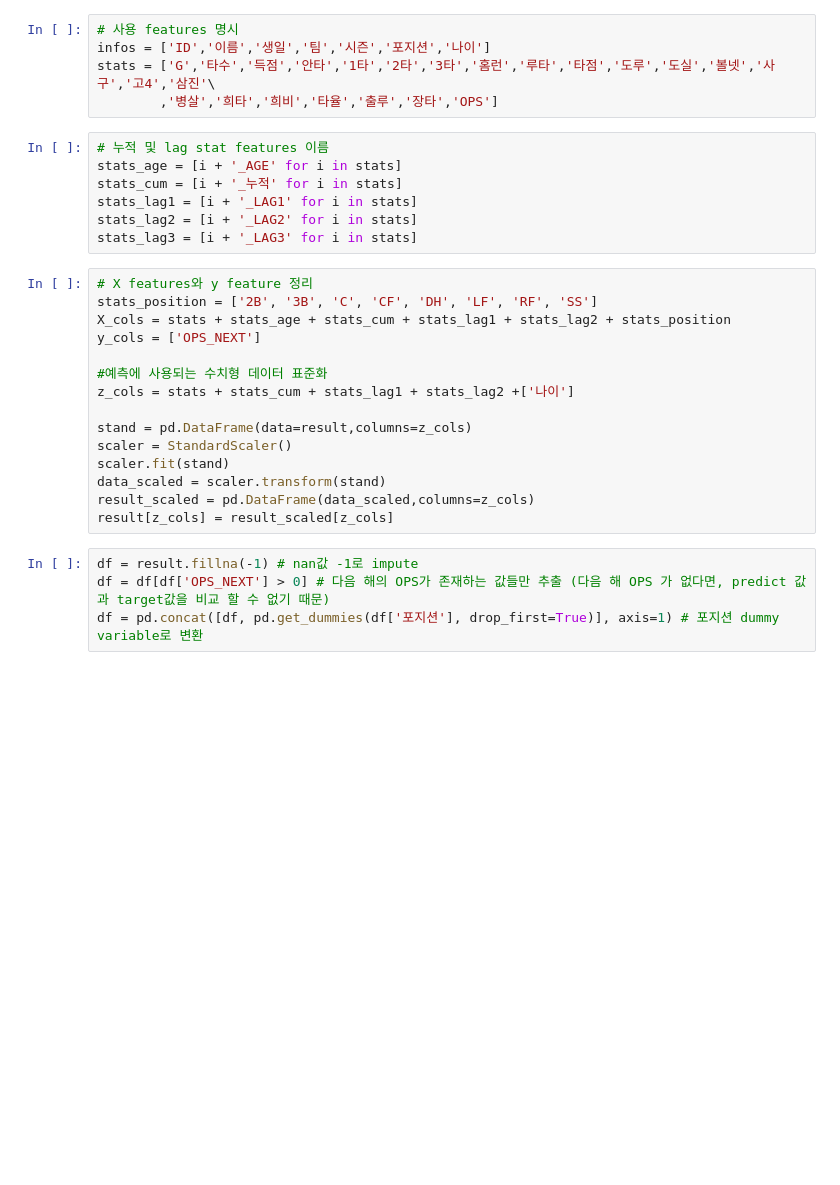
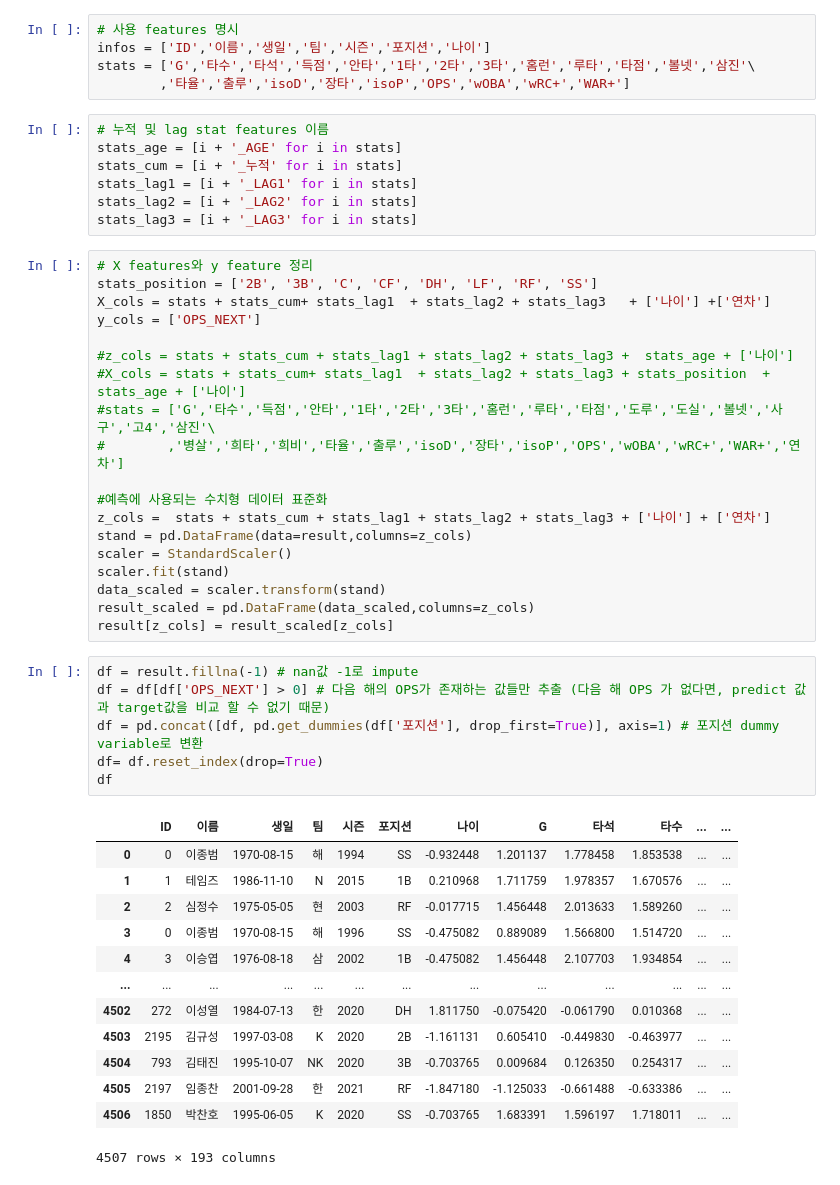
Before and after one commit to gmb408/OSSP-KBO-prediction, a Jupyter notebook: Model_Building.ipynb, the cells around one changed output. Cells and saved outputs as stored; diff of their text form; blank space fills up the shorter version.

```diff
--- a/Model_Building.ipynb
+++ b/Model_Building.ipynb
@@ -29,8 +29,8 @@ result = pd.read_csv("/content/statiz_Final.csv", index_col=0)
 # %%
 # 사용 features 명시
 infos = ['ID','이름','생일','팀','시즌','포지션','나이']
-stats = ['G','타수','득점','안타','1타','2타','3타','홈런','루타','타점','도루','도실','볼넷','사구','고4','삼진'\
-        ,'병살','희타','희비','타율','출루','장타','OPS']
+stats = ['G','타수','타석','득점','안타','1타','2타','3타','홈런','루타','타점','볼넷','삼진'\
+        ,'타율','출루','isoD','장타','isoP','OPS','wOBA','wRC+','WAR+']
 # %%
 # 누적 및 lag stat features 이름
 stats_age = [i + '_AGE' for i in stats]
@@ -41,12 +41,16 @@ stats_lag3 = [i + '_LAG3' for i in stats]
 # %%
 # X features와 y feature 정리
 stats_position = ['2B', '3B', 'C', 'CF', 'DH', 'LF', 'RF', 'SS']
-X_cols = stats + stats_age + stats_cum + stats_lag1 + stats_lag2 + stats_position
+X_cols = stats + stats_cum+ stats_lag1  + stats_lag2 + stats_lag3   + ['나이'] +['연차']
 y_cols = ['OPS_NEXT']
 
+#z_cols = stats + stats_cum + stats_lag1 + stats_lag2 + stats_lag3 +  stats_age + ['나이']
+#X_cols = stats + stats_cum+ stats_lag1  + stats_lag2 + stats_lag3 + stats_position  + stats_age + ['나이']
+#stats = ['G','타수','득점','안타','1타','2타','3타','홈런','루타','타점','도루','도실','볼넷','사구','고4','삼진'\
+#        ,'병살','희타','희비','타율','출루','isoD','장타','isoP','OPS','wOBA','wRC+','WAR+','연차']
+
 #예측에 사용되는 수치형 데이터 표준화
-z_cols = stats + stats_cum + stats_lag1 + stats_lag2 +['나이']
-
+z_cols =  stats + stats_cum + stats_lag1 + stats_lag2 + stats_lag3 + ['나이'] + ['연차']
 stand = pd.DataFrame(data=result,columns=z_cols)
 scaler = StandardScaler()
 scaler.fit(stand)
@@ -56,7 +60,23 @@ result[z_cols] = result_scaled[z_cols]
 # %%
 df = result.fillna(-1) # nan값 -1로 impute
 df = df[df['OPS_NEXT'] > 0] # 다음 해의 OPS가 존재하는 값들만 추출 (다음 해 OPS 가 없다면, predict 값과 target값을 비교 할 수 없기 때문)
 df = pd.concat([df, pd.get_dummies(df['포지션'], drop_first=True)], axis=1) # 포지션 dummy variable로 변환
+df= df.reset_index(drop=True)
+df
+# %% [output]
+|  | ID | 이름 | 생일 | 팀 | 시즌 | 포지션 | 나이 | G | 타석 | 타수 | ... | ... |
+| 0 | 0 | 이종범 | 1970-08-15 | 해 | 1994 | SS | -0.932448 | 1.201137 | 1.778458 | 1.853538 | ... | ... |
+| 1 | 1 | 테임즈 | 1986-11-10 | N | 2015 | 1B | 0.210968 | 1.711759 | 1.978357 | 1.670576 | ... | ... |
+| 2 | 2 | 심정수 | 1975-05-05 | 현 | 2003 | RF | -0.017715 | 1.456448 | 2.013633 | 1.589260 | ... | ... |
+| 3 | 0 | 이종범 | 1970-08-15 | 해 | 1996 | SS | -0.475082 | 0.889089 | 1.566800 | 1.514720 | ... | ... |
+| 4 | 3 | 이승엽 | 1976-08-18 | 삼 | 2002 | 1B | -0.475082 | 1.456448 | 2.107703 | 1.934854 | ... | ... |
+| ... | ... | ... | ... | ... | ... | ... | ... | ... | ... | ... | ... | ... |
+| 4502 | 272 | 이성열 | 1984-07-13 | 한 | 2020 | DH | 1.811750 | -0.075420 | -0.061790 | 0.010368 | ... | ... |
+| 4503 | 2195 | 김규성 | 1997-03-08 | K | 2020 | 2B | -1.161131 | 0.605410 | -0.449830 | -0.463977 | ... | ... |
+| 4504 | 793 | 김태진 | 1995-10-07 | NK | 2020 | 3B | -0.703765 | 0.009684 | 0.126350 | 0.254317 | ... | ... |
+| 4505 | 2197 | 임종찬 | 2001-09-28 | 한 | 2021 | RF | -1.847180 | -1.125033 | -0.661488 | -0.633386 | ... | ... |
+| 4506 | 1850 | 박찬호 | 1995-06-05 | K | 2020 | SS | -0.703765 | 1.683391 | 1.596197 | 1.718011 | ... | ... |
+4507 rows × 193 columns
 # %%
 # 학습시킬 모델
 model_dict = {'xgb':XGBRegressor(objective ='reg:squarederror',n_estimators=110, learning_rate=0.05 ,max_depth=3, min_samples_split=400, random_state=23),
```
Also changed, not shown: parts of 10 cells of this notebook.
